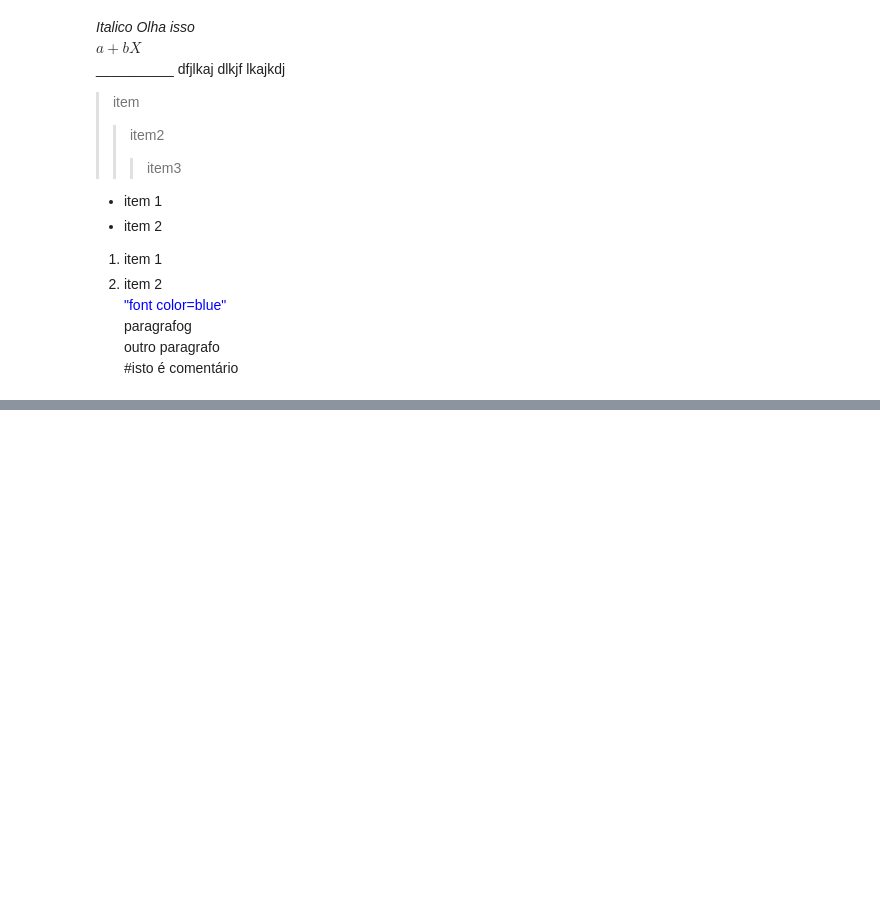
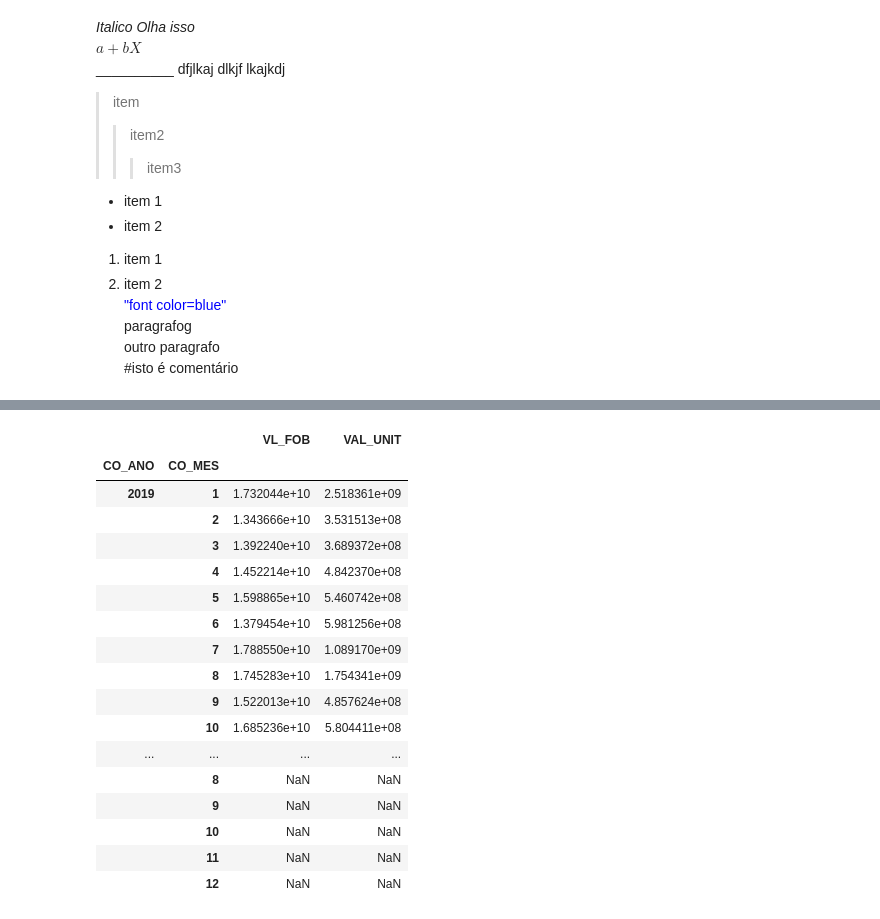
Before and after one commit to jrobertolima/projetoTCC, a Jupyter notebook: ProjetoTCC-Compara.ipynb, the cells around one changed output, grey strips where cells are left out. Saved outputs shown, nothing was run; the diff lists cells and outputs as text; code cells hidden in the pictures; blank space fills up the shorter version.

```diff
--- a/ProjetoTCC-Compara.ipynb
+++ b/ProjetoTCC-Compara.ipynb
@@ -484,6 +513,8 @@ df_imp2021.info()
 # %%
 #Concatenando os datasets
 df_importacoes = pd.concat([df_imp2019, df_imp2020,df_imp2021])
+for col in ['CO_ANO', 'CO_MES', 'CO_NCM', 'CO_PAIS','SG_UF_NCM']:
+    df_importacoes[col] = df_importacoes[col].astype('category')
 
 df_importacoes.reset_index(drop=True, inplace=True) #Para reorganização dos índices
 print(df_importacoes.shape)
@@ -518,23 +598,45 @@ df_importacoes.sample(n=10)
 # %%
-import seaborn as sns
 #Detectando outliers
 #Create one or more subplots using add_subplot, because you can't create blank figure
 #df_importacoes.plot(x='CO_PAIS', y='VAL_UNIT')
-df_importacoes.plot.scatter(x='QT_ESTAT',y='VL_FOB', grid=True, c='red',figsize=[6,3], layout=[1,2])
-sns.boxplot(x='VL_FOB',data=df_importacoes)
+#df_ano = df_importacoes.pivot(columns='CO_PAIS', values='VL_FOB')
+#df_ano
+df_importacoes.groupby(['CO_ANO','CO_MES'])[['VL_FOB','VAL_UNIT']].sum()
+
+#df_importacoes.plot.scatter(x='QT_ESTAT',y='VL_FOB', grid=True, c='red',figsize=[6,3], layout=[1,2])
+#sns.boxplot(x='VL_FOB',data=df_importacoes)
 
 #fig = plt.figure()
 #ax = fig.add_subplot(1,1,1)
 
 #Variable
 #test=df_importacoes.groupby('CO_ANO').describe()
 #ax.sc(df_importacoes['CO_PAIS']),df_importacoes['VL_FOB'])
 #df_importacoes.plot.bar()
 #Labels and Tit
 #plt.title('Sales and Age distribution')
 #plt.xlabel('Age')
 #plt.ylabel('Sales')
 #plt.show()
+# %% [output]
+|  |  | VL_FOB | VAL_UNIT |
+| CO_ANO | CO_MES |  |  |
+| 2019 | 1 | 1.732044e+10 | 2.518361e+09 |
+|  | 2 | 1.343666e+10 | 3.531513e+08 |
+|  | 3 | 1.392240e+10 | 3.689372e+08 |
+|  | 4 | 1.452214e+10 | 4.842370e+08 |
+|  | 5 | 1.598865e+10 | 5.460742e+08 |
+|  | 6 | 1.379454e+10 | 5.981256e+08 |
+|  | 7 | 1.788550e+10 | 1.089170e+09 |
+|  | 8 | 1.745283e+10 | 1.754341e+09 |
+|  | 9 | 1.522013e+10 | 4.857624e+08 |
+|  | 10 | 1.685236e+10 | 5.804411e+08 |
+| ... | ... | ... | ... |
+|  | 8 | NaN | NaN |
+|  | 9 | NaN | NaN |
+|  | 10 | NaN | NaN |
+|  | 11 | NaN | NaN |
+|  | 12 | NaN | NaN |
 # %%
 import pandas as pd
 
```
Also changed, not shown: parts of 10 cells of this notebook.
